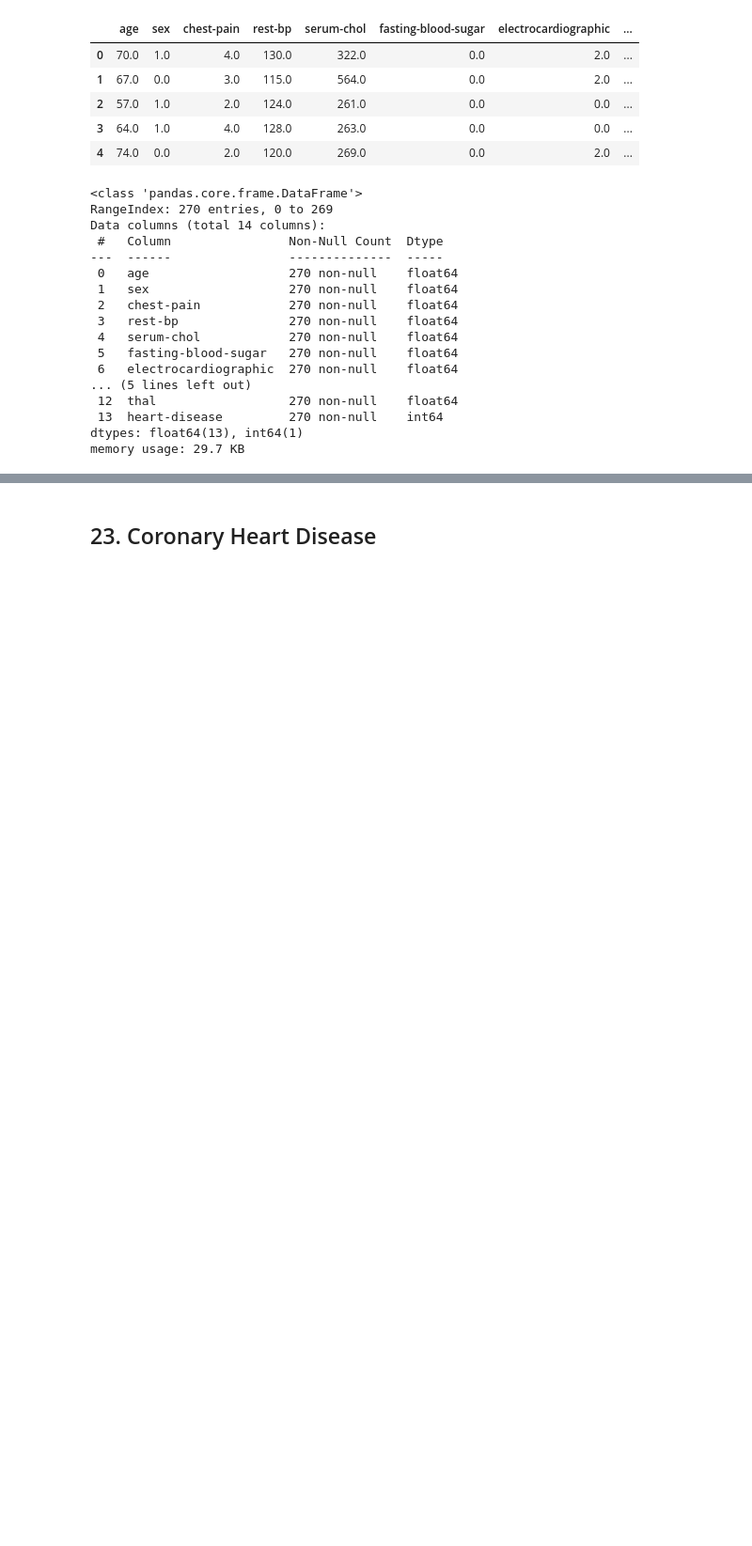
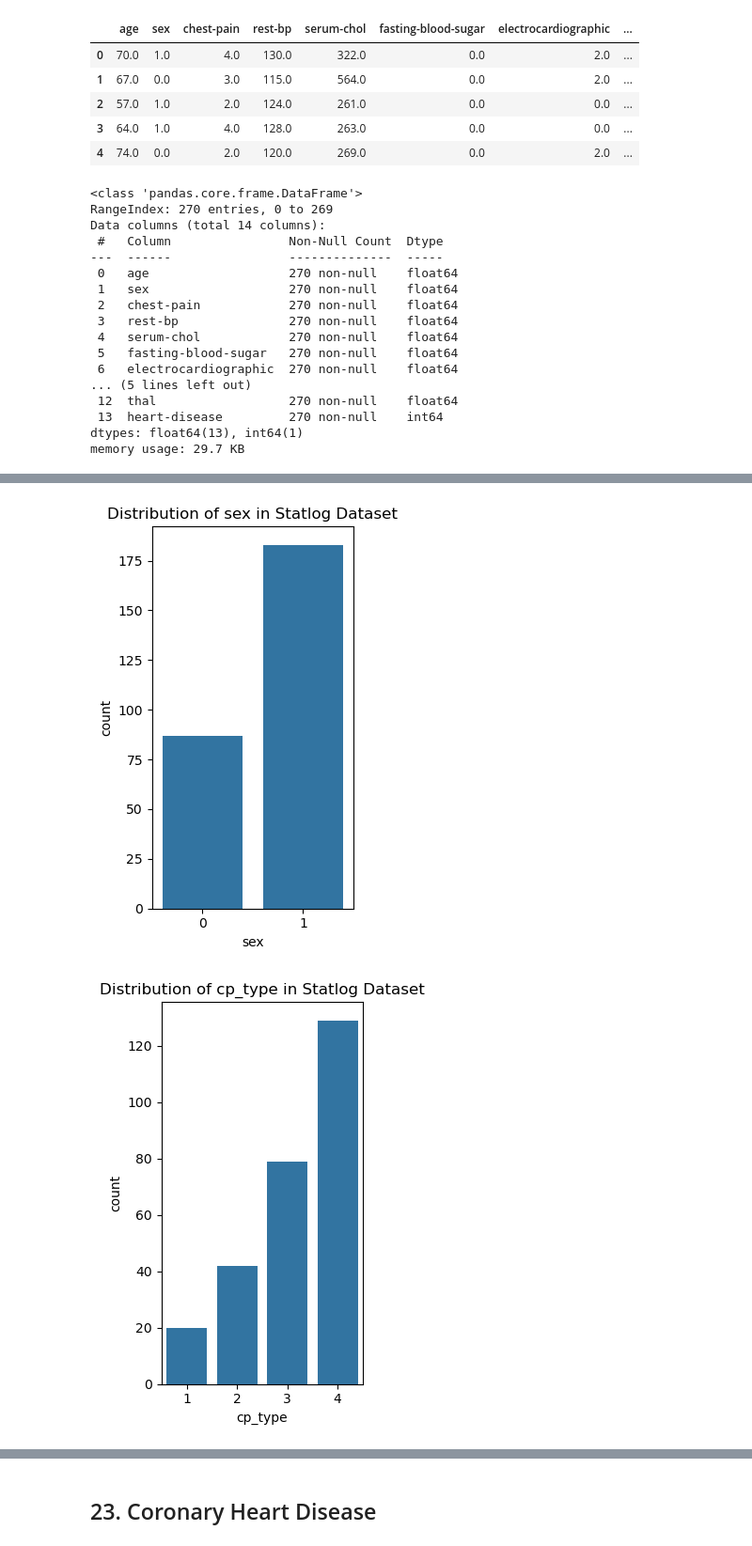
Before and after one commit to PATRECOG-RaoTamMakKwaPeudSSR/multidataset-health, a Jupyter notebook: main.ipynb, the cells around one changed output, grey strips where cells are left out. Shown at 94% size. Cells and saved outputs as stored; diff of their text form; code cells hidden in the pictures; blank space fills up the shorter version.

```diff
--- a/main.ipynb
+++ b/main.ipynb
@@ -79,0 +115,13 @@ df_preprocessed_statlog.head()
+# %%
+statlog_categorical_cols = ["sex", "cp_type", "fbs", "ecg", "angina", "slope", "thal", "target"]
+statlog_numerical_cols = df_preprocessed_statlog.columns.difference(statlog_categorical_cols)
+# %%
+for col in statlog_categorical_cols:
+    plt.figure(figsize=(3, 5))
+    sns.countplot(x=col, data=df_preprocessed_statlog)
+    plt.title(f'Distribution of {col} in Statlog Dataset')
+    plt.tight_layout()
+    plt.show()
+# %% [output]
+[figure, added]
+[figure, added]
```
Also changed, not shown: parts of 13 cells of this notebook.
